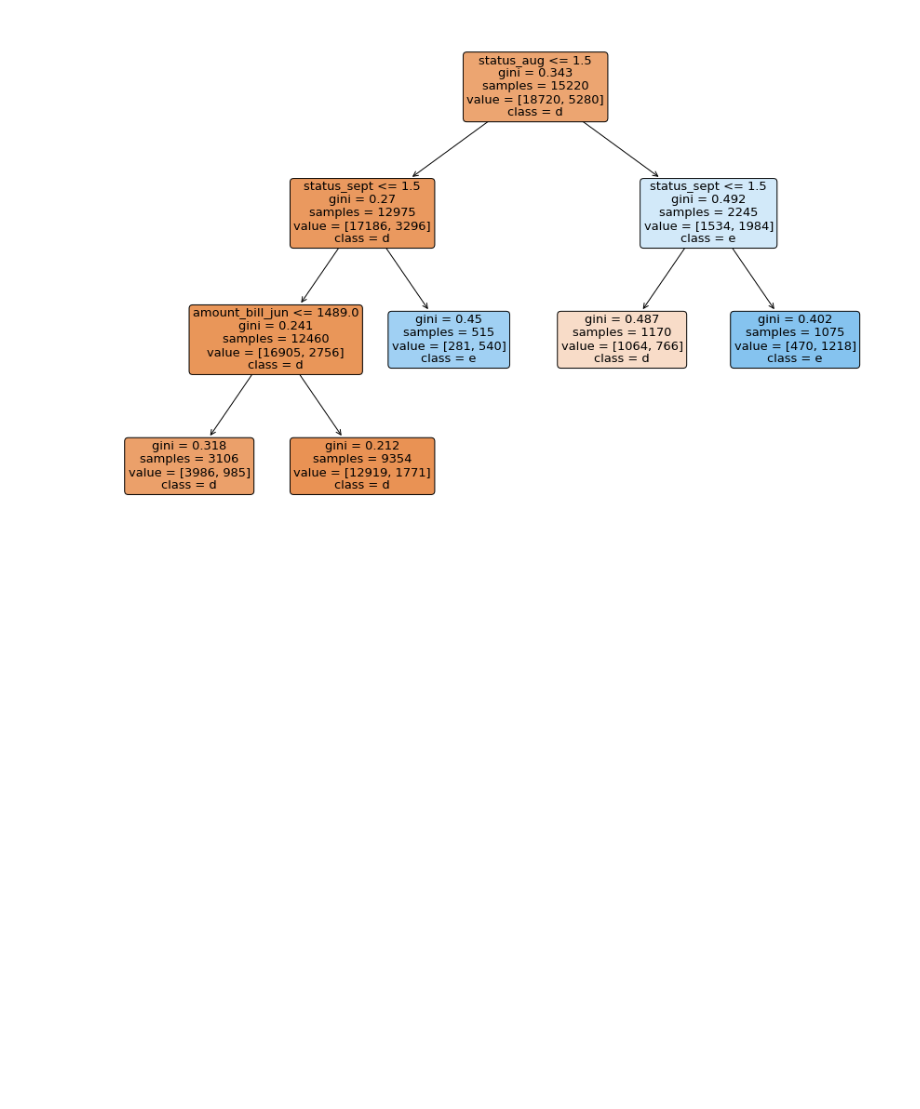
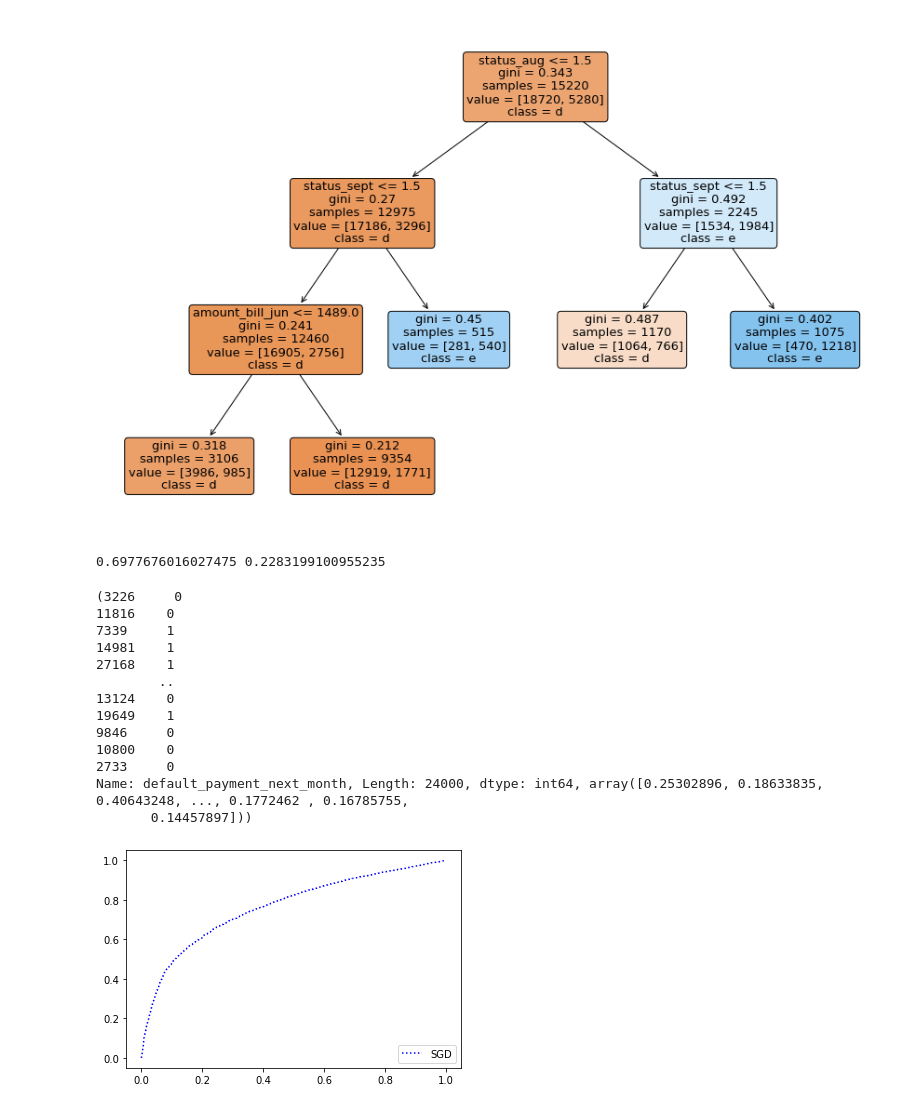
Before and after one commit to FLPSP/Credit-card, a Jupyter notebook: Credit Card.ipynb, the cells around one changed output. Saved outputs shown, nothing was run; the diff lists cells and outputs as text; code cells hidden in the pictures; blank space fills up the shorter version.

```diff
--- a/Credit Card.ipynb
+++ b/Credit Card.ipynb
@@ -148,3 +148,45 @@ plot_tree(forest.estimators_[7],
           rounded=True);
 # %% [output]
 [figure]
+# %%
+## avaliando a precisão e sensibilidade do modelo criado
+y_train_predict = forest.predict(x_train_set)
+
+forest_precision = precision_score(y_train_set, y_train_predict)
+forest_recall = recall_score(y_train_set, y_train_predict)
+
+print(forest_precision, forest_recall)
+# %% [output]
+0.6977676016027475 0.2283199100955235
+# %%
+## Avaliando a cuva de operação (ROC)
+forest_y_proba = cross_val_predict(forest,
+                                  x_train_set,
+                                  y_train_set,
+                                  cv= 5,
+                                  method ='predict_proba')
+
+forest_y_scores = forest_y_proba[:,1]
+forest_fpr, forest_tpr, forest_tresholds = roc_curve(y_train_set, forest_y_scores)
+# %%
+plt.plot(forest_fpr, forest_tpr, 'b:', label = 'SGD')
+plt.legend(loc='lower right')
+plt.show
+
+roc_auc_score = (y_train_set, forest_y_scores);
+print(roc_auc_score);
+# %% [output]
+(3226     0
+11816    0
+7339     1
+14981    1
+27168    1
+        ..
+13124    0
+19649    1
+9846     0
+10800    0
+2733     0
+Name: default_payment_next_month, Length: 24000, dtype: int64, array([0.25302896, 0.18633835, 0.40643248, ..., 0.1772462 , 0.16785755,
+       0.14457897]))
+[figure, added]
```
Also changed, not shown: parts of 2 cells of this notebook.
